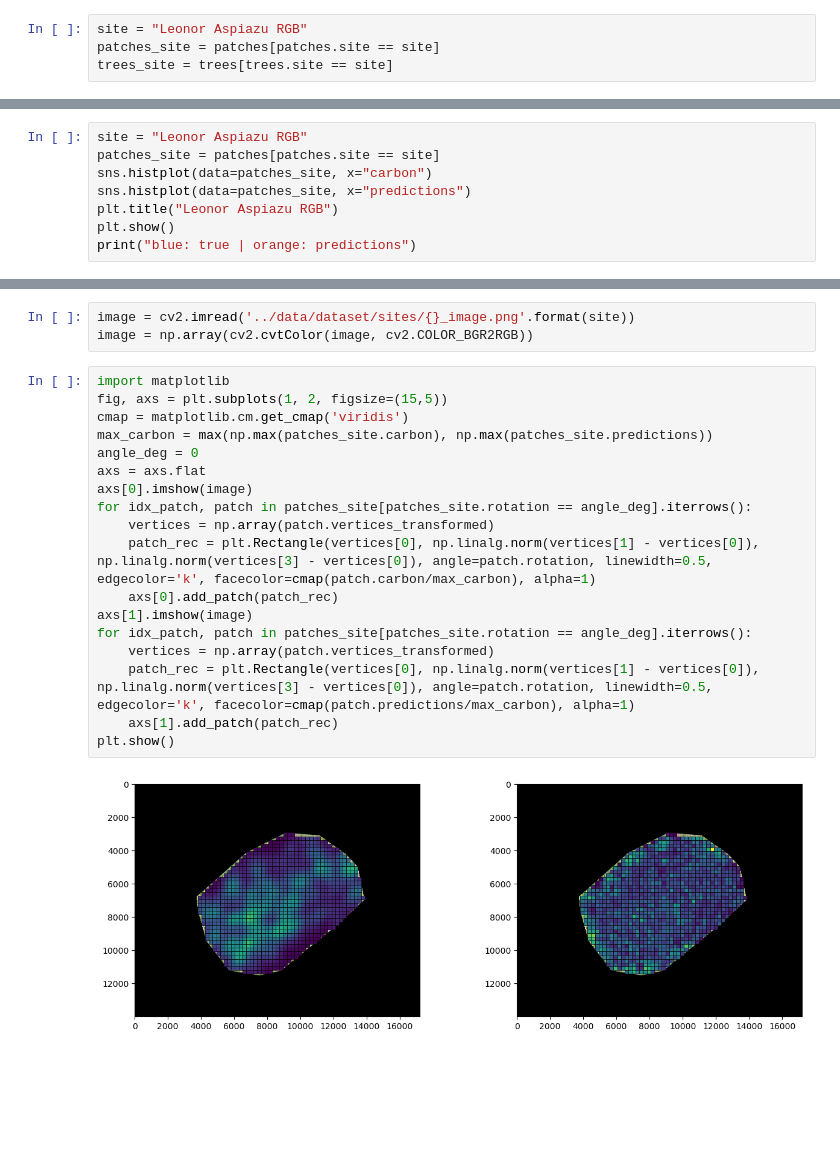
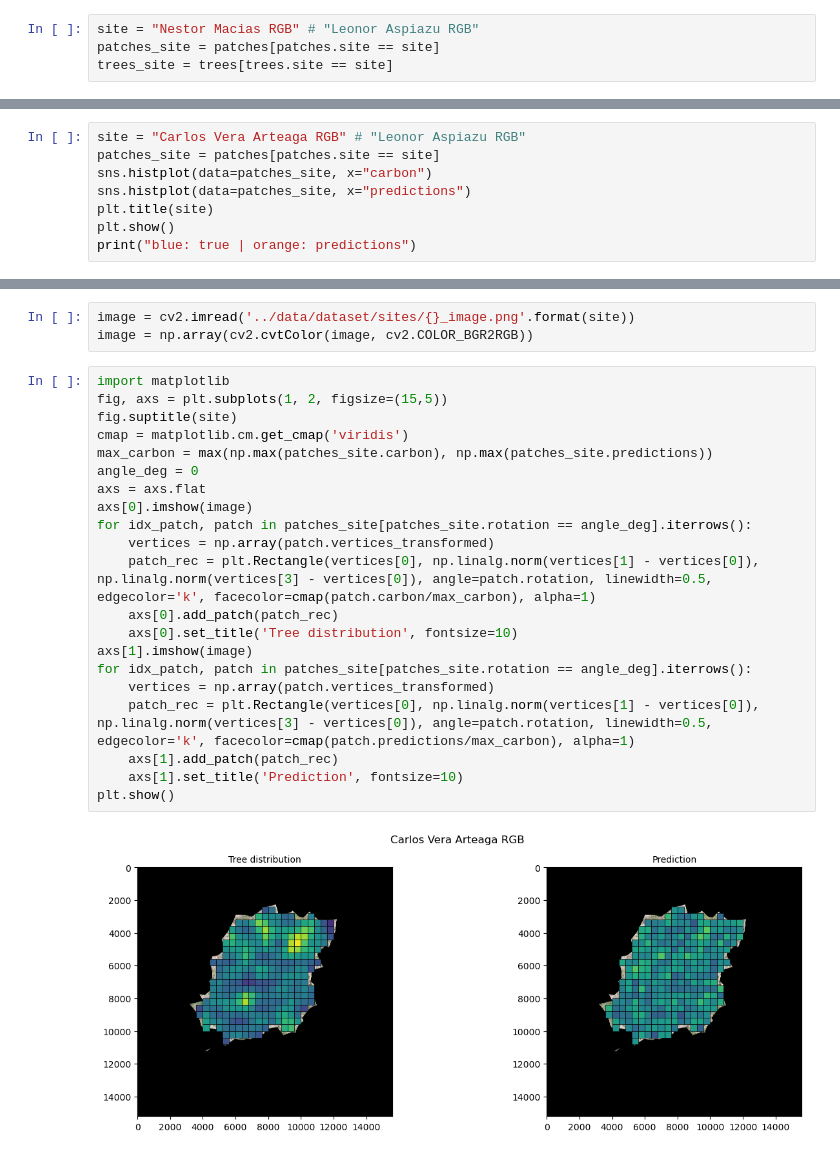
Before and after one commit to TimEngelmann/ai4est, a Jupyter notebook: exploration/patches_exploration.ipynb, the cells around one changed output, grey strips where cells are left out. Saved outputs shown, nothing was run; the diff lists cells and outputs as text; blank space fills up the shorter version.

```diff
--- a/exploration/patches_exploration.ipynb
+++ b/exploration/patches_exploration.ipynb
@@ -57,7 +57,7 @@ for idx, patch in patches.iterrows():
 
 patches["vertices_transformed"] = vertices_transformed_array
 # %%
-site = "Leonor Aspiazu RGB"
+site = "Nestor Macias RGB" # "Leonor Aspiazu RGB"
 patches_site = patches[patches.site == site]
 trees_site = trees[trees.site == site]
 # %%
@@ -172,9 +201,9 @@ Manuel Macias RGB         |     1097.4 |     1097.4 |     1097.4 |     1012.
 # %%
-site = "Leonor Aspiazu RGB"
+site = "Carlos Vera Arteaga RGB" # "Leonor Aspiazu RGB"
 patches_site = patches[patches.site == site]
 sns.histplot(data=patches_site, x="carbon")
 sns.histplot(data=patches_site, x="predictions")
-plt.title("Leonor Aspiazu RGB")
+plt.title(site)
 plt.show()
 print("blue: true | orange: predictions")
 # %% [output]
@@ -186,20 +215,23 @@ image = np.array(cv2.cvtColor(image, cv2.COLOR_BGR2RGB))
 # %%
 import matplotlib
 fig, axs = plt.subplots(1, 2, figsize=(15,5))
+fig.suptitle(site)
 cmap = matplotlib.cm.get_cmap('viridis')
 max_carbon = max(np.max(patches_site.carbon), np.max(patches_site.predictions))
 angle_deg = 0
 axs = axs.flat
 axs[0].imshow(image)
 for idx_patch, patch in patches_site[patches_site.rotation == angle_deg].iterrows():
     vertices = np.array(patch.vertices_transformed)
     patch_rec = plt.Rectangle(vertices[0], np.linalg.norm(vertices[1] - vertices[0]), np.linalg.norm(vertices[3] - vertices[0]), angle=patch.rotation, linewidth=0.5, edgecolor='k', facecolor=cmap(patch.carbon/max_carbon), alpha=1)
     axs[0].add_patch(patch_rec)
+    axs[0].set_title('Tree distribution', fontsize=10)
 axs[1].imshow(image)
 for idx_patch, patch in patches_site[patches_site.rotation == angle_deg].iterrows():
     vertices = np.array(patch.vertices_transformed)
     patch_rec = plt.Rectangle(vertices[0], np.linalg.norm(vertices[1] - vertices[0]), np.linalg.norm(vertices[3] - vertices[0]), angle=patch.rotation, linewidth=0.5, edgecolor='k', facecolor=cmap(patch.predictions/max_carbon), alpha=1)
     axs[1].add_patch(patch_rec)
+    axs[1].set_title('Prediction', fontsize=10)
 plt.show()
 # %% [output]
-[figure, old version]
+[figure, new version]
```
Also changed, not shown: parts of 10 cells of this notebook, 3 other files.
